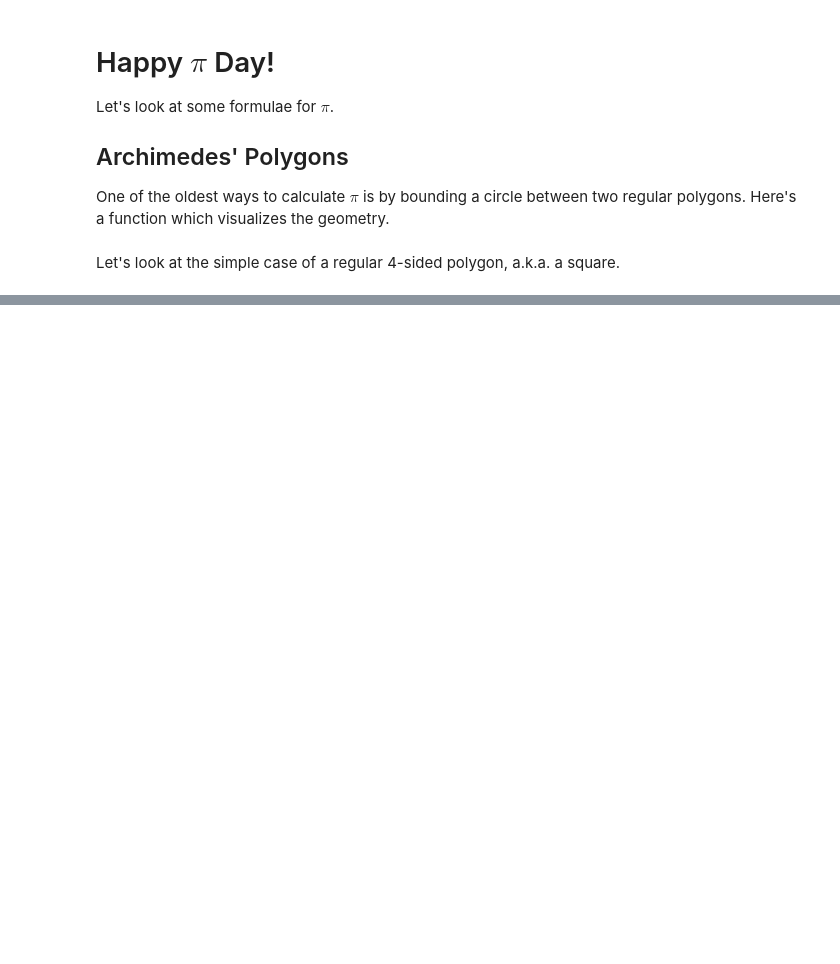
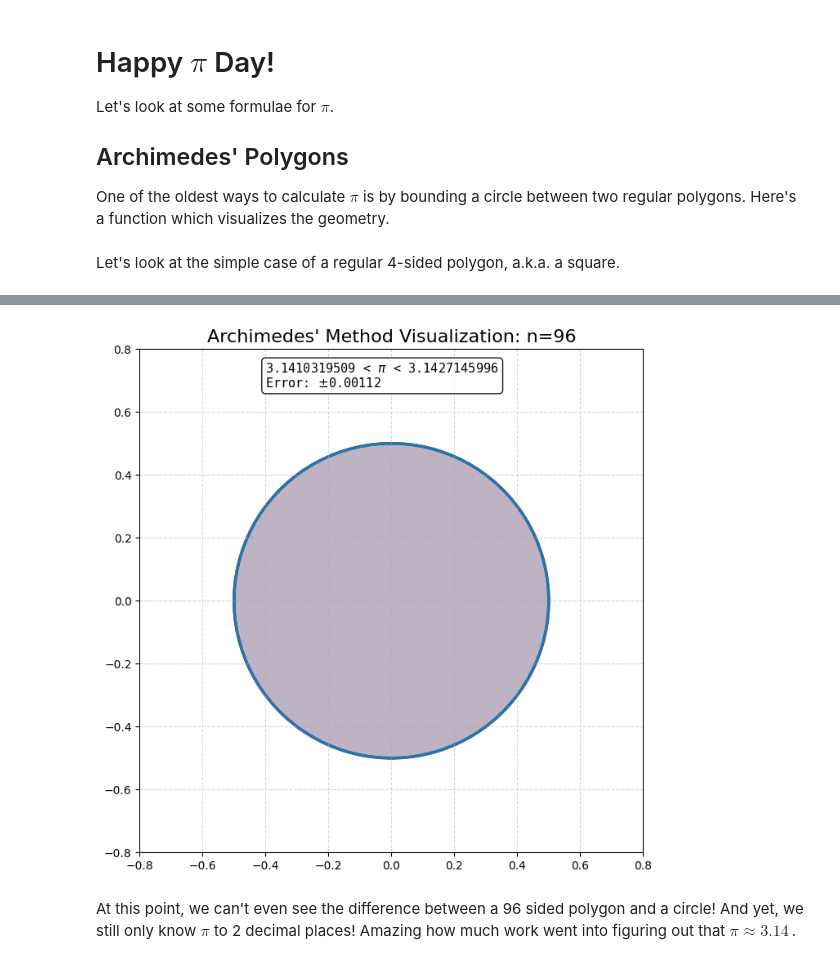
Before and after one commit to ConnorMcCranie/Random_Projects, a Jupyter notebook: Pi_Day/pi_day.ipynb, the cells around one changed output, grey strips where cells are left out. Saved outputs shown, nothing was run; the diff lists cells and outputs as text; code cells hidden in the pictures; blank space fills up the shorter version.

```diff
--- a/Pi_Day/pi_day.ipynb
+++ b/Pi_Day/pi_day.ipynb
@@ -107,0 +133,6 @@ visualize_archimedes_method(4)
+# %%
+visualize_archimedes_method(96, show_text=True)
+# %% [output]
+[figure, added]
+# %% [markdown]
+At this point, we can't even see the difference between a 96 sided polygon and a circle! And yet, we still only know $\pi$ to 2 decimal places! Amazing how much work went into figuring out that $\pi\approx 3.14\,$.
```
Also changed, not shown: parts of 7 cells of this notebook.
